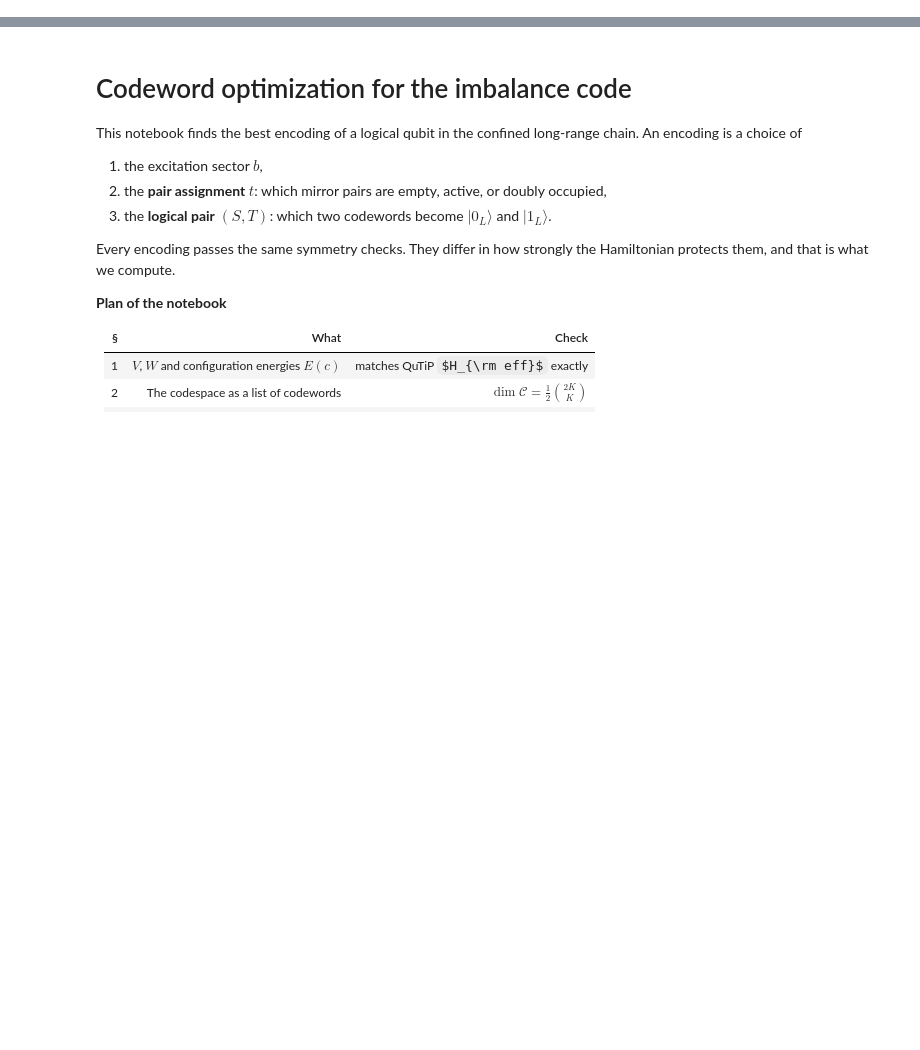
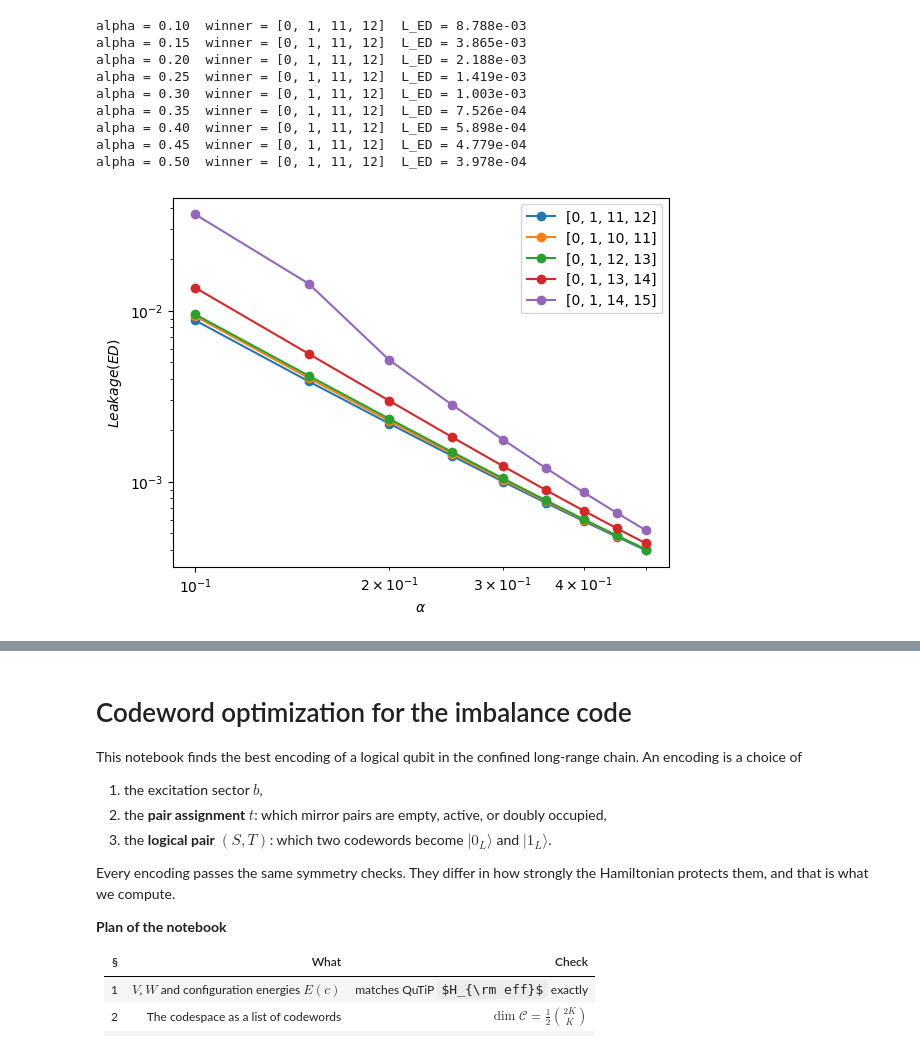
Before and after one commit to Shreyas-phys/Confinement-and-DFS, a Jupyter notebook: codeword_optimization.ipynb, the cells around one changed output, grey strips where cells are left out. Drawn from its saved outputs; the diff is of its cells as text; code cells hidden in the pictures; some formulas as TeX source; blank space fills up the shorter version.

Commit message:
ED leakage

```diff
--- a/codeword_optimization.ipynb
+++ b/codeword_optimization.ipynb
@@ -0,0 +185,7 @@
+# %%
+# ---------------- example ----------------
+N, b, alpha, Jz, Jx = 20, 4, 0.4, 1.0, 0.01
+rows = leakage_ED(N, b, alpha, Jz, Jx)
+rows.sort(key=lambda r: r["L_ED"])
+for r in rows[:10]:
+    print(f"occS = {r['occS']}  occSc = {r['occSc']}  Leakage_ED = {r['L_ED']:.3e}")
@@ -0,0 +203,45 @@
+# %%
+import matplotlib.pyplot as plt
+
+N, b, Jz, Jx = 20, 4, 100.0, 1.0
+alphas = [0.1, 0.15, 0.2, 0.25, 0.3, 0.35, 0.4, 0.45, 0.5]
+
+# ---------------- pick the top 5 codewords by choosing alpha=0.4 ----------------
+rows = leakage_ED(N, b, 0.4, Jz, Jx)
+rows.sort(key=lambda r: r["L_ED"])
+tracked = [tuple(r["occS"]) for r in rows[:5]]           # five lowest-leakage codewords
+
+# ---------------- sweep alpha and track those top 5 codewords ----------------
+curves = {occ: [] for occ in tracked}                     # occS -> list of L_ED, one per alpha
+
+for alpha in alphas:
+    rows = leakage_ED(N, b, alpha, Jz, Jx)
+
+    # leakage of the tracked codewords at this alpha
+    for r in rows:
+        occ = tuple(r["occS"])
+        if occ in curves:
+            curves[occ].append(r["L_ED"])
+
+    # best codeword overall at this alpha
+    best = min(rows, key=lambda r: r["L_ED"])
+    print(f"alpha = {alpha:.2f}  winner = {best['occS']}  L_ED = {best['L_ED']:.3e}")
+
+# ---------------- plot ----------------
+for occ in tracked:
+    plt.loglog(alphas, curves[occ], "o-", label=str(list(occ)))
+plt.xlabel(r"$\alpha$")
+plt.ylabel(r"$Leakage(ED)$")
+plt.legend()
+plt.show()
+# %% [output]
+alpha = 0.10  winner = [0, 1, 11, 12]  L_ED = 8.788e-03
+alpha = 0.15  winner = [0, 1, 11, 12]  L_ED = 3.865e-03
+alpha = 0.20  winner = [0, 1, 11, 12]  L_ED = 2.188e-03
+alpha = 0.25  winner = [0, 1, 11, 12]  L_ED = 1.419e-03
+alpha = 0.30  winner = [0, 1, 11, 12]  L_ED = 1.003e-03
+alpha = 0.35  winner = [0, 1, 11, 12]  L_ED = 7.526e-04
+alpha = 0.40  winner = [0, 1, 11, 12]  L_ED = 5.898e-04
+alpha = 0.45  winner = [0, 1, 11, 12]  L_ED = 4.779e-04
+alpha = 0.50  winner = [0, 1, 11, 12]  L_ED = 3.978e-04
+[figure, added]
```
Also changed, not shown: parts of 17 cells of this notebook.
